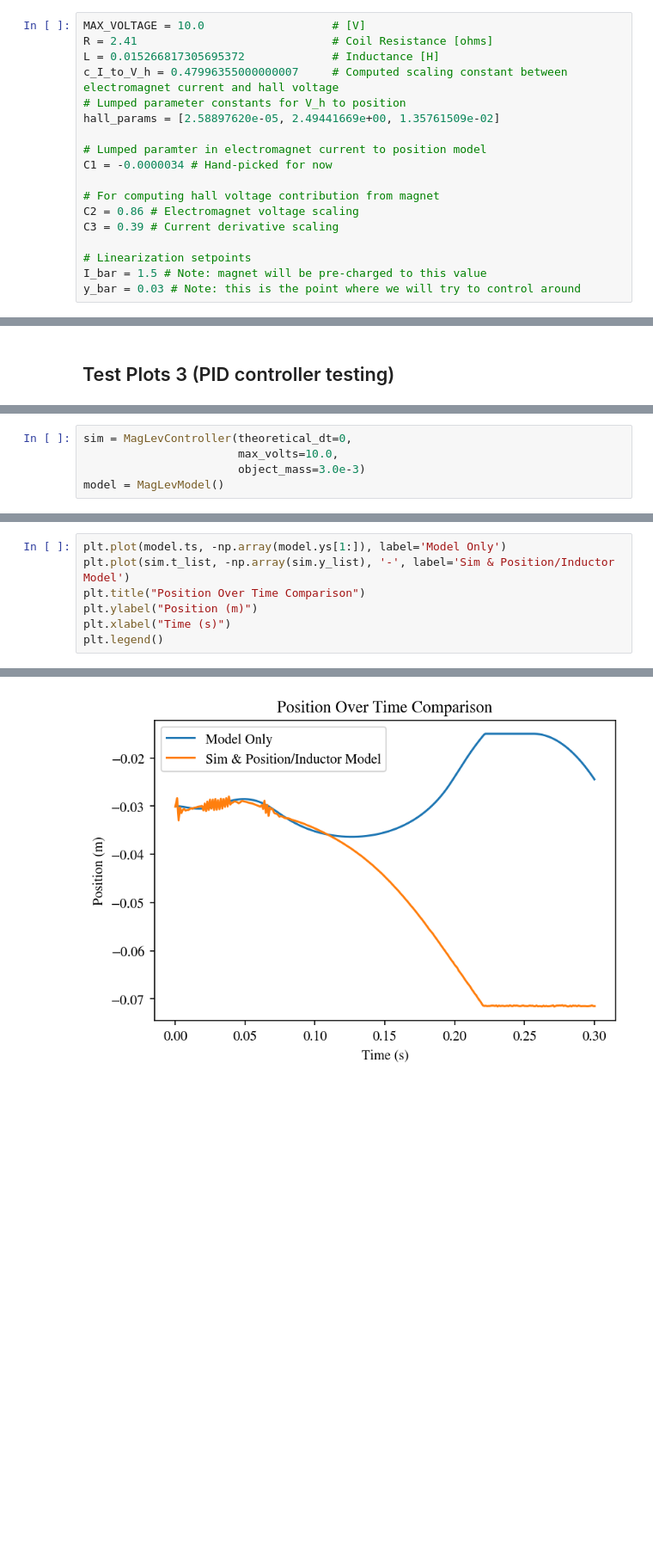
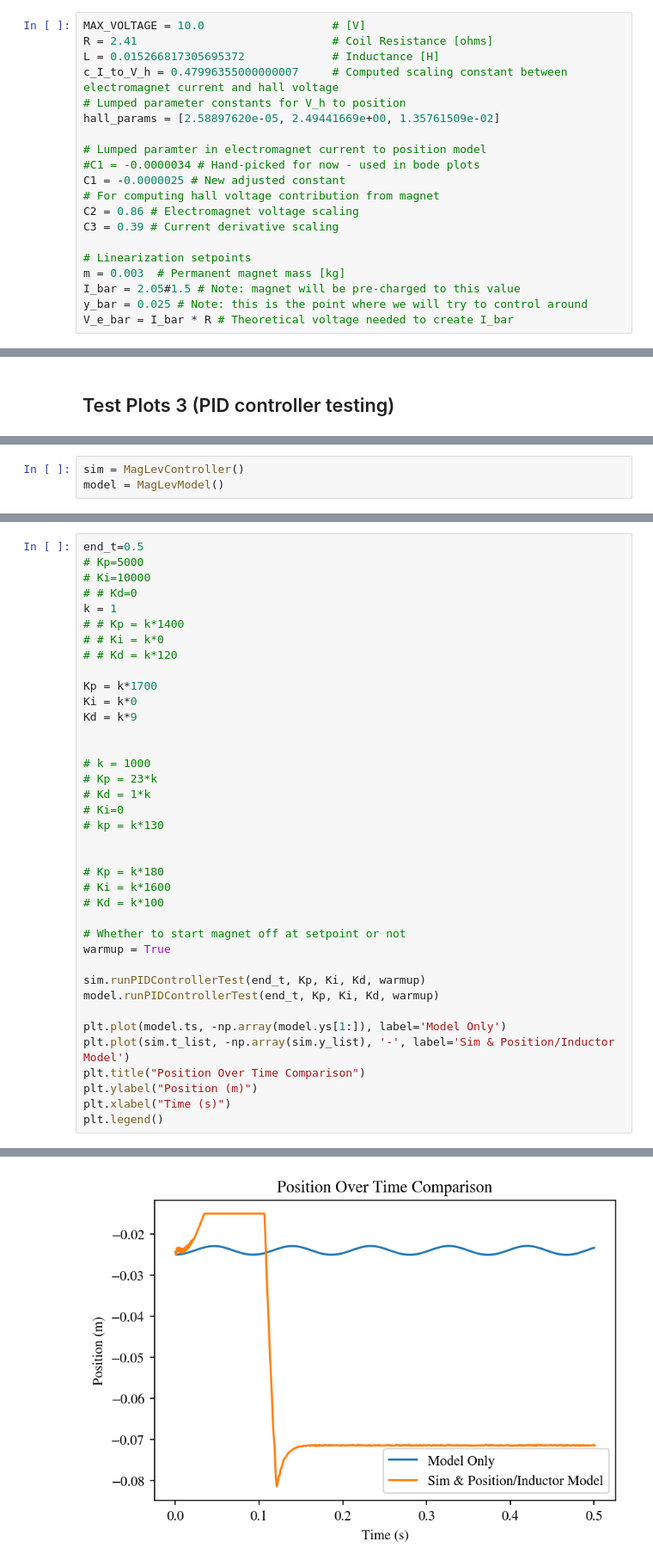
Before and after one commit to AmyPhung/mag-lev-controls, a Jupyter notebook: notebooks/electromagnet_model_exploration-Amy.ipynb, the cells around one changed output, grey strips where cells are left out. Shown at 86% size. Saved outputs shown, nothing was run; the diff lists cells and outputs as text; blank space fills up the shorter version.

```diff
--- a/notebooks/electromagnet_model_exploration-Amy.ipynb
+++ b/notebooks/electromagnet_model_exploration-Amy.ipynb
@@ -33,12 +33,14 @@ c_I_to_V_h = 0.47996355000000007     # Computed scaling constant between electro
 hall_params = [2.58897620e-05, 2.49441669e+00, 1.35761509e-02]
 
 # Lumped paramter in electromagnet current to position model
-C1 = -0.0000034 # Hand-picked for now
-
+#C1 = -0.0000034 # Hand-picked for now - used in bode plots
+C1 = -0.0000025 # New adjusted constant
 # For computing hall voltage contribution from magnet
 C2 = 0.86 # Electromagnet voltage scaling
 C3 = 0.39 # Current derivative scaling
 
 # Linearization setpoints
-I_bar = 1.5 # Note: magnet will be pre-charged to this value
-y_bar = 0.03 # Note: this is the point where we will try to control around
+m = 0.003  # Permanent magnet mass [kg]
+I_bar = 2.05#1.5 # Note: magnet will be pre-charged to this value
+y_bar = 0.025 # Note: this is the point where we will try to control around
+V_e_bar = I_bar * R # Theoretical voltage needed to create I_bar
@@ -610,5 +655,3 @@ plt.legend()
 # %%
-sim = MagLevController(theoretical_dt=0,
-                       max_volts=10.0,
-                       object_mass=3.0e-3)
+sim = MagLevController()
 model = MagLevModel()
@@ -631,4 +658,35 @@ System stopped
 # %%
+end_t=0.5
+# Kp=5000
+# Ki=10000
+# # Kd=0
+k = 1
+# # Kp = k*1400
+# # Ki = k*0
+# # Kd = k*120
+
+Kp = k*1700
+Ki = k*0
+Kd = k*9
+
+
+# k = 1000
+# Kp = 23*k
+# Kd = 1*k
+# Ki=0
+# kp = k*130
+
+
+# Kp = k*180
+# Ki = k*1600
+# Kd = k*100
+
+# Whether to start magnet off at setpoint or not
+warmup = True
+
+sim.runPIDControllerTest(end_t, Kp, Ki, Kd, warmup)
+model.runPIDControllerTest(end_t, Kp, Ki, Kd, warmup)
+
 plt.plot(model.ts, -np.array(model.ys[1:]), label='Model Only')
 plt.plot(sim.t_list, -np.array(sim.y_list), '-', label='Sim & Position/Inductor Model')
 plt.title("Position Over Time Comparison")
@@ -640,4 +701,4 @@ plt.legend()
-[figure, old version]
+[figure, new version]
 # %%
 plt.plot(model.ts, np.array(model.e_list), '-', label='Model Only')
 plt.plot(sim.t_list, np.array(sim.e_list), '-', label='Sim & Position/Inductor Model')
```
Also changed, not shown: parts of 21 cells of this notebook, 5 other files.
